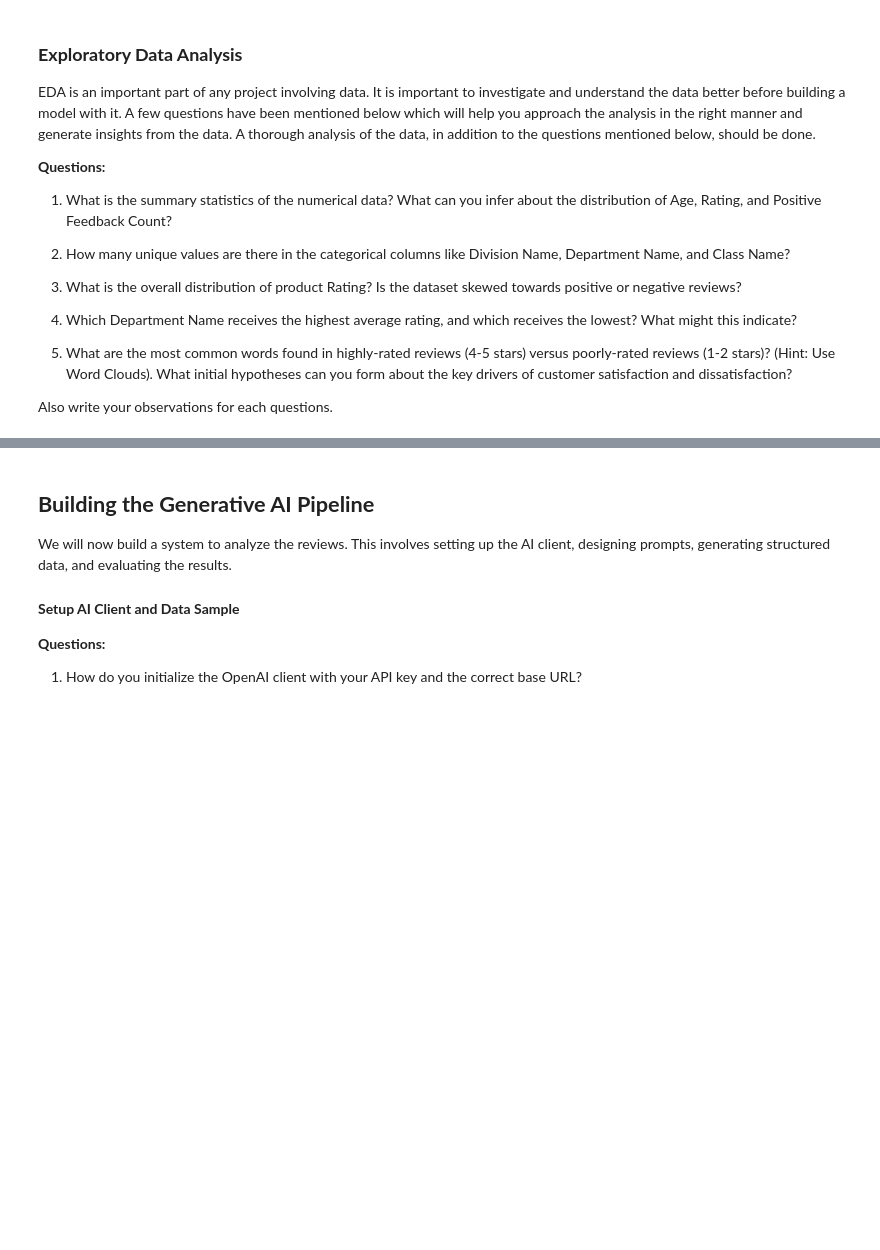
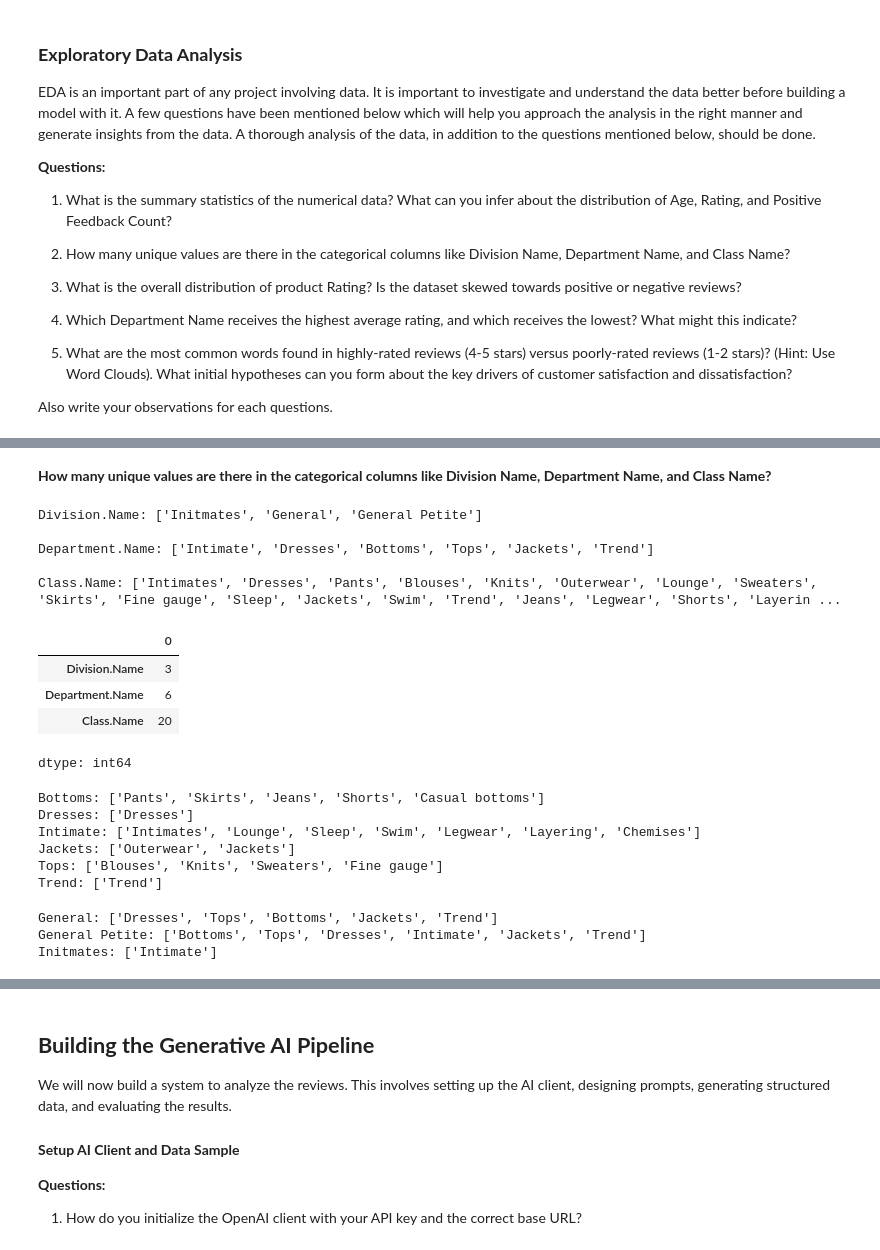
Before and after one commit to mikejoe144/MIT_Course_Capstone_Project, a Jupyter notebook: Real-Time_Retail_Feedback_Intelligence_Full_code.ipynb, the cells around one changed output, grey strips where cells are left out. Saved outputs shown, nothing was run; the diff lists cells and outputs as text; code cells hidden in the pictures; blank space fills up the shorter version.

```diff
--- a/Real-Time_Retail_Feedback_Intelligence_Full_code.ipynb
+++ b/Real-Time_Retail_Feedback_Intelligence_Full_code.ipynb
@@ -271,0 +305,50 @@ Also write your observations for each questions.
+# %% [markdown]
+**How many unique values are there in the categorical columns like Division Name, Department Name, and Class Name?**
+# %%
+categorical_cols = ['Division.Name', 'Department.Name', 'Class.Name']
+
+#see the values names in each field
+unique_values = {col: df[col].dropna().unique().tolist() for col in categorical_cols}
+
+for col, values in unique_values.items():
+    print(f"{col}: {values}\n")
+# %% [output]
+Division.Name: ['Initmates', 'General', 'General Petite']
+
+Department.Name: ['Intimate', 'Dresses', 'Bottoms', 'Tops', 'Jackets', 'Trend']
+
+Class.Name: ['Intimates', 'Dresses', 'Pants', 'Blouses', 'Knits', 'Outerwear', 'Lounge', 'Sweaters', 'Skirts', 'Fine gauge', 'Sleep', 'Jackets', 'Swim', 'Trend', 'Jeans', 'Legwear', 'Shorts', 'Layerin ...
+# %%
+# Number of unique values for each
+df[categorical_cols].nunique()
+# %% [output]
+|  | 0 |
+| Division.Name | 3 |
+| Department.Name | 6 |
+| Class.Name | 20 |
+dtype: int64
+# %%
+# Group by Department and get unique Class names
+dept_class_mapping = df.groupby('Department.Name')['Class.Name'].unique()
+
+# Convert to lists and display
+for dept, classes in dept_class_mapping.items():
+    print(f"{dept}: {classes.tolist()}")
+# %% [output]
+Bottoms: ['Pants', 'Skirts', 'Jeans', 'Shorts', 'Casual bottoms']
+Dresses: ['Dresses']
+Intimate: ['Intimates', 'Lounge', 'Sleep', 'Swim', 'Legwear', 'Layering', 'Chemises']
+Jackets: ['Outerwear', 'Jackets']
+Tops: ['Blouses', 'Knits', 'Sweaters', 'Fine gauge']
+Trend: ['Trend']
+# %%
+# Group by Division and get unique Departments
+division_dept_mapping = df.groupby('Division.Name')['Department.Name'].unique()
+
+# Display as lists
+for division, departments in division_dept_mapping.items():
+    print(f"{division}: {departments.tolist()}")
+# %% [output]
+General: ['Dresses', 'Tops', 'Bottoms', 'Jackets', 'Trend']
+General Petite: ['Bottoms', 'Tops', 'Dresses', 'Intimate', 'Jackets', 'Trend']
+Initmates: ['Intimate']
```
Also changed, not shown: parts of 12 cells of this notebook.
